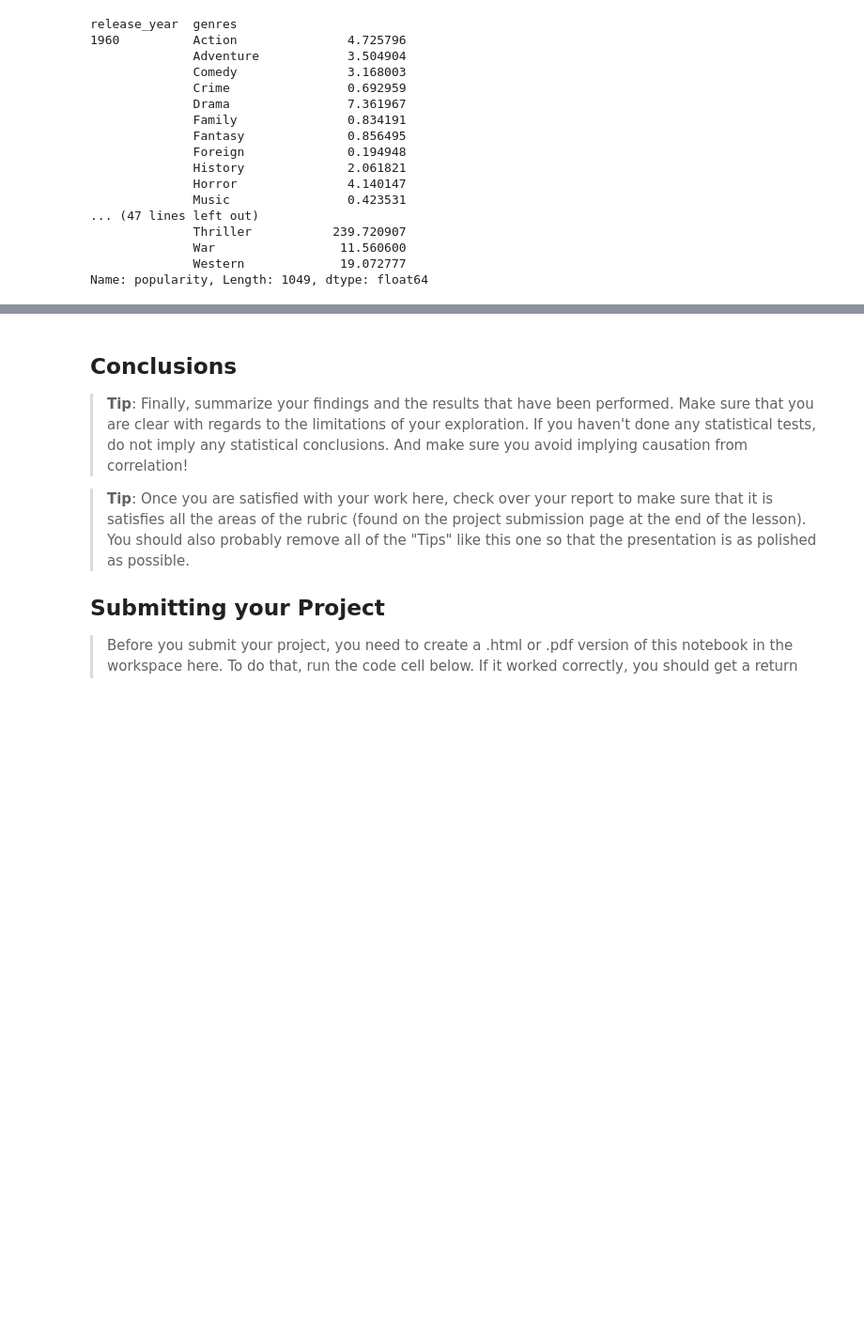
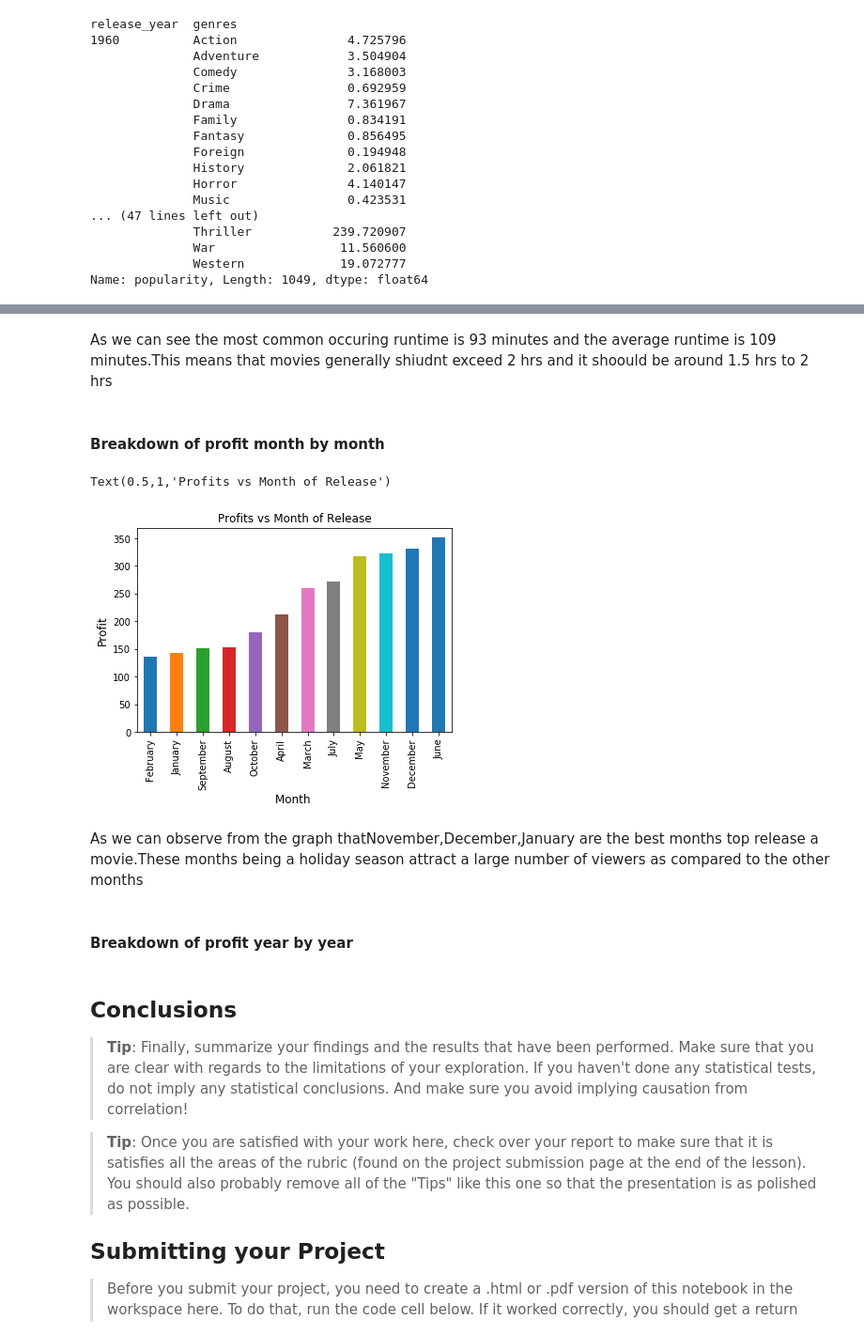
Before and after one commit to ishan6899/InvestigateADataset, a Jupyter notebook: Investigate_a_Dataset.ipynb, the cells around one changed output, grey strips where cells are left out. Shown at 94% size. Saved outputs shown, nothing was run; the diff lists cells and outputs as text; code cells hidden in the pictures; blank space fills up the shorter version.

```diff
--- a/Investigate_a_Dataset.ipynb
+++ b/Investigate_a_Dataset.ipynb
@@ -282,3 +435,19 @@ KeyError: 'release_year'
+# %% [markdown]
+As we can see the most common occuring runtime is 93 minutes and the average runtime is 109 minutes.This means that movies generally shiudnt exceed 2 hrs and it shoould be around 1.5 hrs to 2 hrs
+# %% [markdown]
+#### Breakdown of profit month by month
+# %%
+success.groupby(success['release_date'].dt.strftime('%B'))['profit'].mean().sort_values().plot(kind='bar');
+plt.xlabel('Month ', fontsize=12)
+plt.ylabel('Profit',fontsize=12)
+plt.title('Profits vs Month of Release')
+# %% [output]
+Text(0.5,1,'Profits vs Month of Release')
+[figure, added]
+# %% [markdown]
+As we can observe from the graph thatNovember,December,January are the best months top release a movie.These months being a holiday season attract a large number of viewers as compared to the other months
+# %% [markdown]
+#### Breakdown of profit year by year
 # %% [markdown]
 <a id='conclusions'></a>
 ## Conclusions
```
Also changed, not shown: parts of 24 cells of this notebook.
